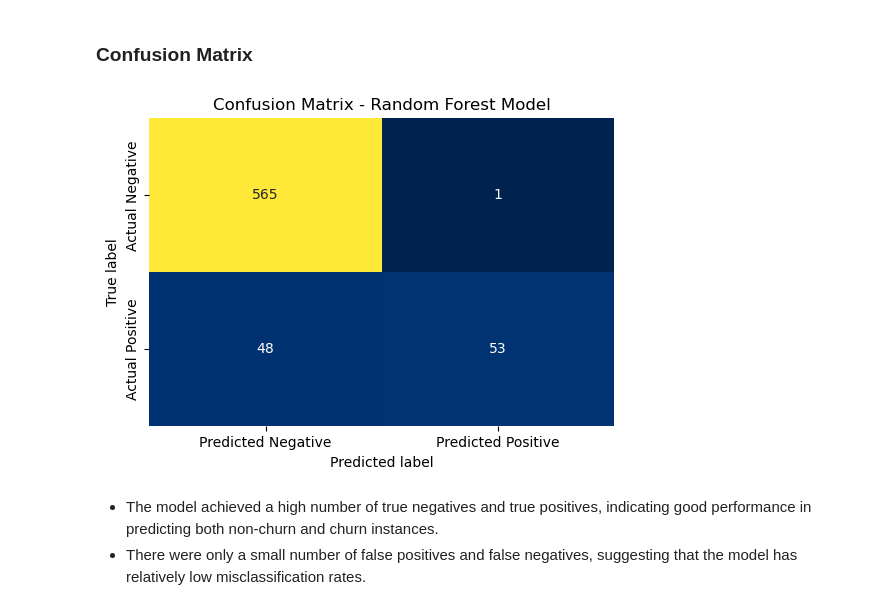
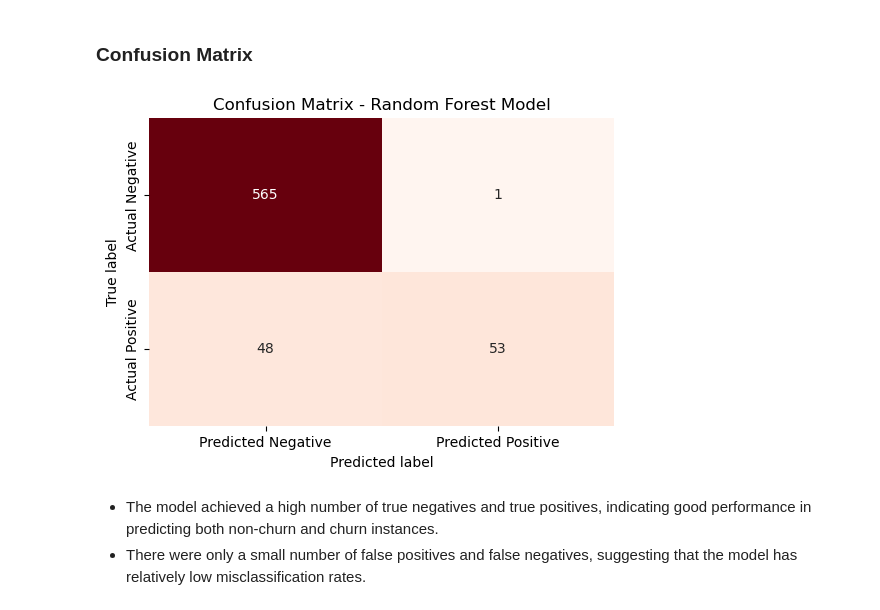
Before and after one commit to kiptochmike/Customer-Churn, a Jupyter notebook: customer_churn.ipynb, the cells around one changed output. Drawn from its saved outputs; the diff is of its cells as text; code cells hidden in the pictures.

```diff
--- a/customer_churn.ipynb
+++ b/customer_churn.ipynb
@@ -796,18 +807,18 @@ ROC AUC Score: 0.761492845397614
 # %%
 # Confusion matrix for Random Forest model
 conf_matrix_rf = confusion_matrix(y_test, y_pred_rf)
 
 # Visualize the matrix
 plt.figure(figsize=(6, 4))
-sns.heatmap(conf_matrix_rf, annot=True, cmap='cividis', fmt='g', cbar=False,
+sns.heatmap(conf_matrix_rf, annot=True, cmap='Reds', fmt='g', cbar=False,
             xticklabels=['Predicted Negative', 'Predicted Positive'],
             yticklabels=['Actual Negative', 'Actual Positive'])
 plt.xlabel('Predicted label')
 plt.ylabel('True label')
 plt.title('Confusion Matrix - Random Forest Model')
 plt.show()
 # %% [output]
-[figure, old version]
+[figure, new version]
 # %% [markdown]
 - The model achieved a high number of true negatives and true positives, indicating good performance in predicting both non-churn and churn instances.
 - There were only a small number of false positives and false negatives, suggesting that the model has relatively low misclassification rates.
```
Also changed, not shown: parts of 20 cells of this notebook, 3 other files.
